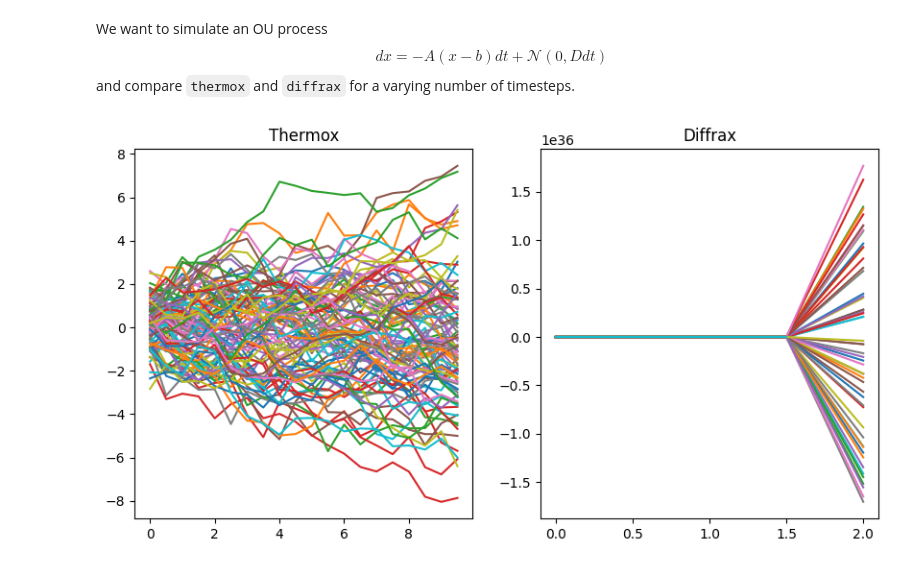
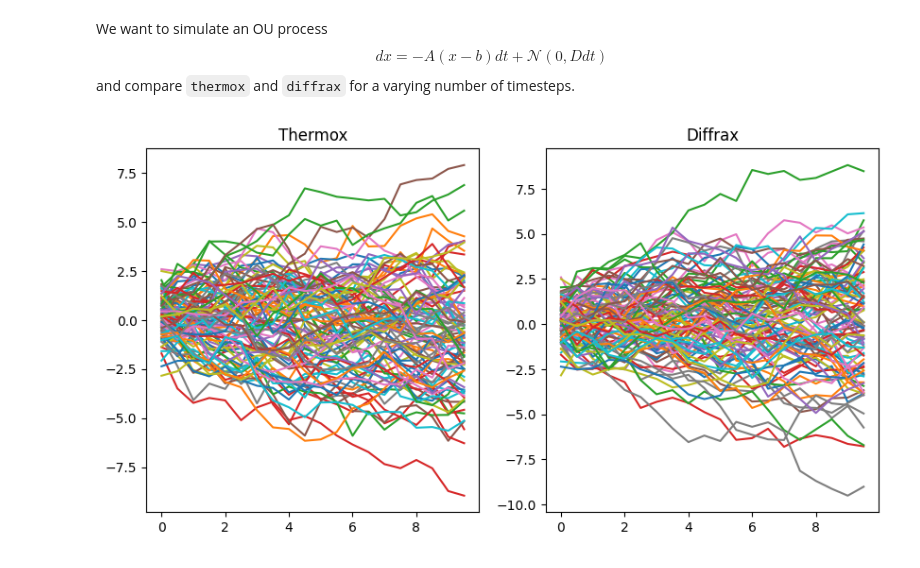
Before and after one commit to normal-computing/thermox, a Jupyter notebook: examples/diffrax_comparison.ipynb, the cells around one changed output. Saved outputs shown, nothing was run; the diff lists cells and outputs as text; code cells hidden in the pictures.

Commit message:
Fix Diffrax

```diff
--- a/examples/diffrax_comparison.ipynb
+++ b/examples/diffrax_comparison.ipynb
@@ -49,10 +49,12 @@ def simulate_diffrax(rk, ts):
     def drift(t, y, args):
         return -A @ (y - b)
     def diffusion(t, y, args):
-        return jnp.diag(D_sqrt)
-    brownian_motion = diffrax.VirtualBrownianTree(ts[0], ts[-1], tol=1e-6, shape=(dim,), key=rk)
+        return D_sqrt
+    brownian_motion = diffrax.VirtualBrownianTree(ts[0], ts[-1], tol=1e-3, shape=(dim,), key=rk)
     terms = diffrax.MultiTerm(diffrax.ODETerm(drift), diffrax.ControlTerm(diffusion, brownian_motion))
     solver = diffrax.Euler()
     saveat = diffrax.SaveAt(dense=True)
-    sol = diffrax.diffeqsolve(terms, solver, ts[0], ts[-1], dt0=0.05, y0=x0, saveat=saveat)
+    sol = diffrax.diffeqsolve(terms, solver, ts[0], ts[-1],y0=x0, saveat=saveat,
+                               dt0=ts[1] / 100, max_steps=100000,
+                               )
     return vmap(lambda t: sol.evaluate(t))(ts)
@@ -65,8 +61,13 @@ vals_d = simulate_diffrax(key, ts)
 # %%
+# Validate the two simulators
+ts = jnp.arange(0, 10, 0.5)
+# ts = random.uniform(key, (100,), minval=0, maxval=10).sort()
+thermox_samples = simulate_thermox(key, ts)
+diffrax_samples = simulate_diffrax(key, ts)
 fig, axes = plt.subplots(1, 2, figsize=(10, 5))
-axes[0].plot(ts, vals_t)
+axes[0].plot(ts, thermox_samples)
 axes[0].set_title("Thermox")
-axes[1].plot(ts, vals_d)
+axes[1].plot(ts, diffrax_samples)
 axes[1].set_title("Diffrax");
 # %% [output]
-[figure, old version]
+[figure, new version]
```
Also changed, not shown: parts of 3 cells of this notebook.
